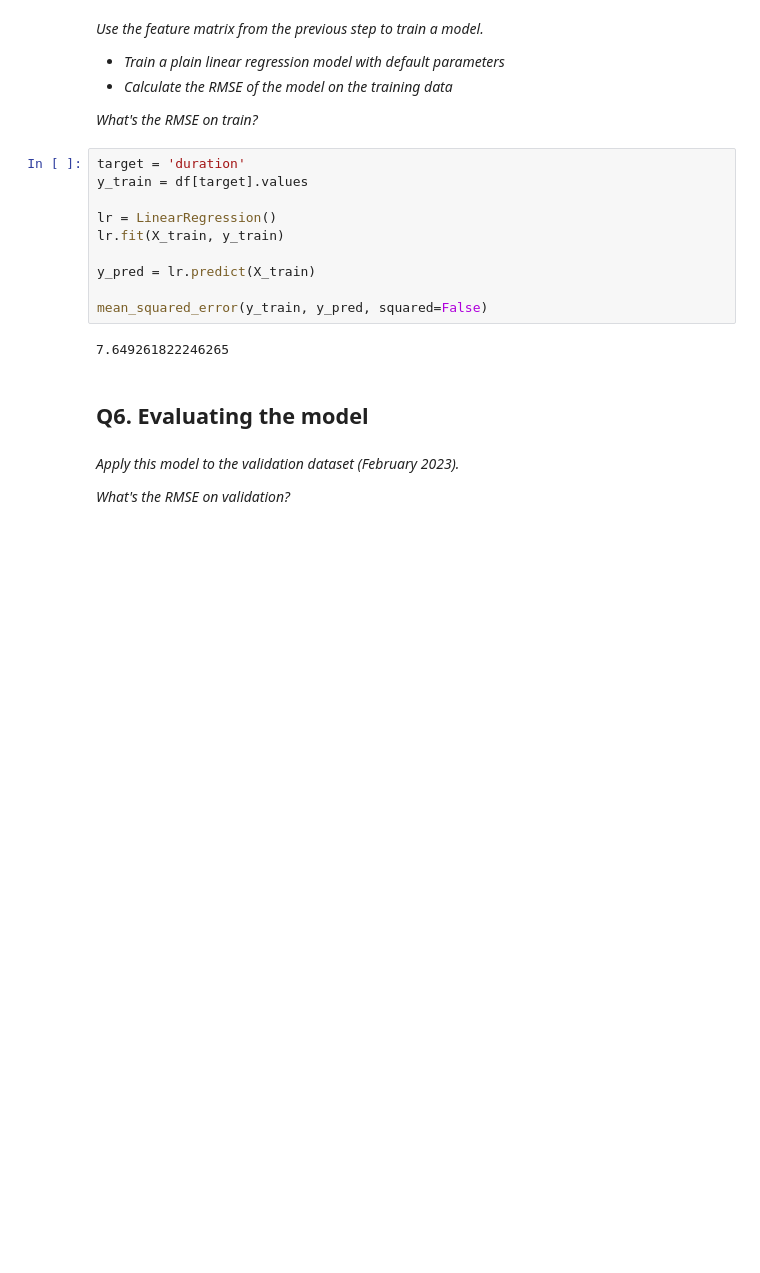
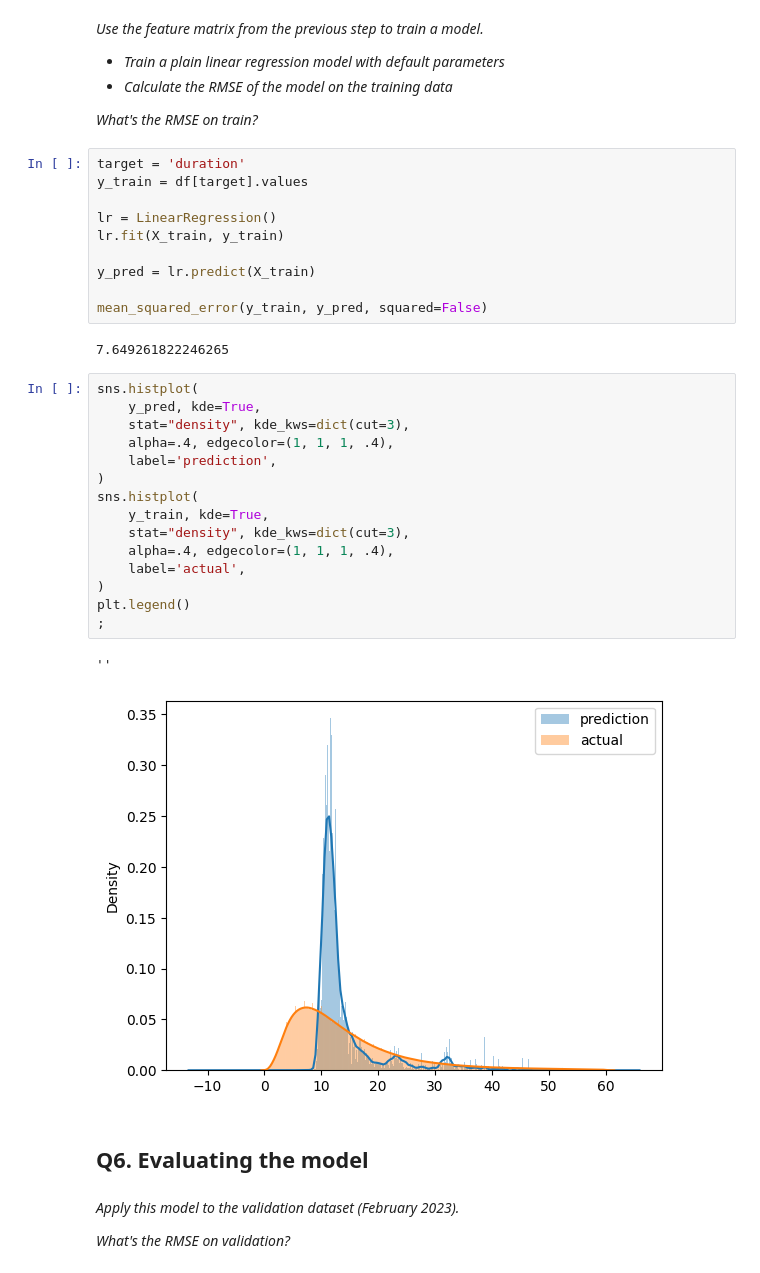
Before and after one commit to Gurlich/mlops-zoomcamp, a Jupyter notebook: notebooks/01-intro-homework-duration-prediction.ipynb, the cells around one changed output. Drawn from its saved outputs; the diff is of its cells as text; blank space fills up the shorter version.

Commit message:
add histplot to homework-01

```diff
--- a/notebooks/01-intro-homework-duration-prediction.ipynb
+++ b/notebooks/01-intro-homework-duration-prediction.ipynb
@@ -110,6 +110,24 @@ y_pred = lr.predict(X_train)
 mean_squared_error(y_train, y_pred, squared=False)
 # %% [output]
 7.649261822246265
+# %%
+sns.histplot(
+    y_pred, kde=True,
+    stat="density", kde_kws=dict(cut=3),
+    alpha=.4, edgecolor=(1, 1, 1, .4),
+    label='prediction',
+)
+sns.histplot(
+    y_train, kde=True,
+    stat="density", kde_kws=dict(cut=3),
+    alpha=.4, edgecolor=(1, 1, 1, .4),
+    label='actual',
+)
+plt.legend()
+;
+# %% [output]
+''
+[figure, added]
 # %% [markdown]
 ## Q6. Evaluating the model
 # %% [markdown]
```
Also changed, not shown: parts of 8 cells of this notebook.
